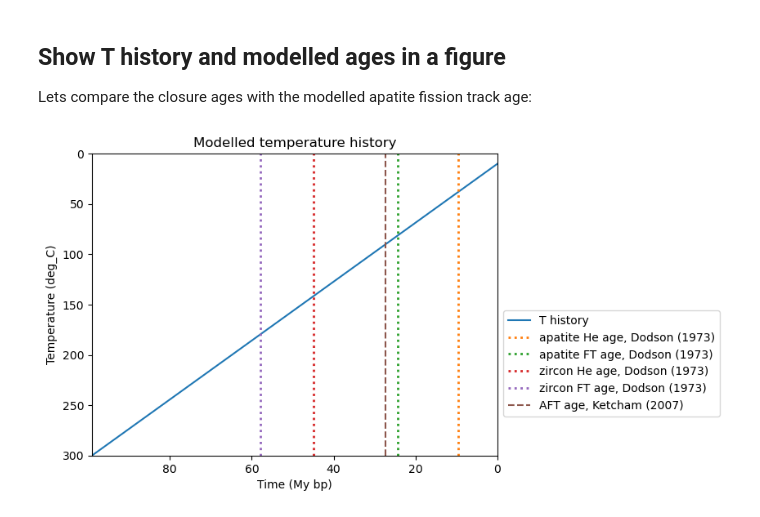
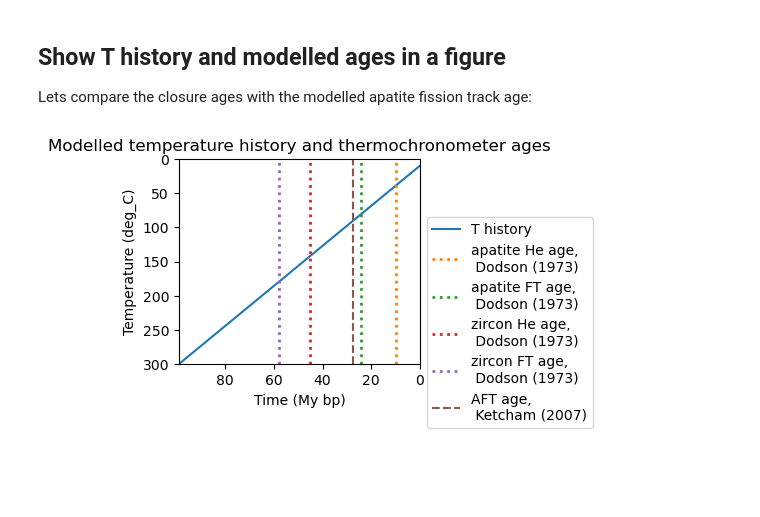
Before and after one commit to HUGG/TherAPPy, a Jupyter notebook: therappy_test.ipynb, the cells around one changed output. Cells and saved outputs as stored; diff of their text form; code cells hidden in the pictures; blank space fills up the shorter version.

Commit message:
fixed figure

```diff
--- a/therappy_test.ipynb
+++ b/therappy_test.ipynb
@@ -113,25 +113,27 @@ Lets compare the closure ages with the modelled apatite fission track age:
 # %%
 colors = list(matplotlib.colors.TABLEAU_COLORS)
 
-fig, ax = pl.subplots(1, 1)
+fig, ax = pl.subplots(1, 1, figsize=(6, 4))
 ax.plot(tT["time"].value / 1e6, tT["temperature"], label="T history")
 ax.set_ylim(tT["temperature"].value.max(), 0)
 ax.set_xlabel("Time (My bp)")
 Tu = tT["temperature"].unit
 ax.set_ylabel(f"Temperature ({Tu})")
-ax.set_title("Modelled temperature history")
+ax.set_title("Modelled temperature history and thermochronometer ages")
 
 for i, grain, age in zip(itertools.count(), grains, ages):
     mineral = grain.mineral
     thermochronometer = grain.thermochronometer
-    ax.axvline(age.value / 1e6, c=colors[i+1], ls=":", lw=2.0, label=f"{mineral} {thermochronometer} age, Dodson (1973)")
+    ax.axvline(age.value / 1e6, c=colors[i+1], ls=":", lw=2.0, label=f"{mineral} {thermochronometer} age,\n Dodson (1973)")
 
-ax.axvline(modelled_AFT_age, c=colors[i+2], ls="--", lw=1.5, label="AFT age, Ketcham (2007)")
+ax.axvline(modelled_AFT_age, c=colors[i+2], ls="--", lw=1.5, label="AFT age,\n Ketcham (2007)")
 
-ax.legend(bbox_to_anchor=(1, 0.5))
+ax.legend(bbox_to_anchor=(1, 0.75))
 
 ax.set_xlim(tT["time"].value.max() / 1e6, 0)
 
+fig.tight_layout()
+
 fig.savefig("fig/TherAPPy_example.png")
 # %% [output]
-[figure, old version]
+[figure, new version]
```
Also changed, not shown: 1 other file.
